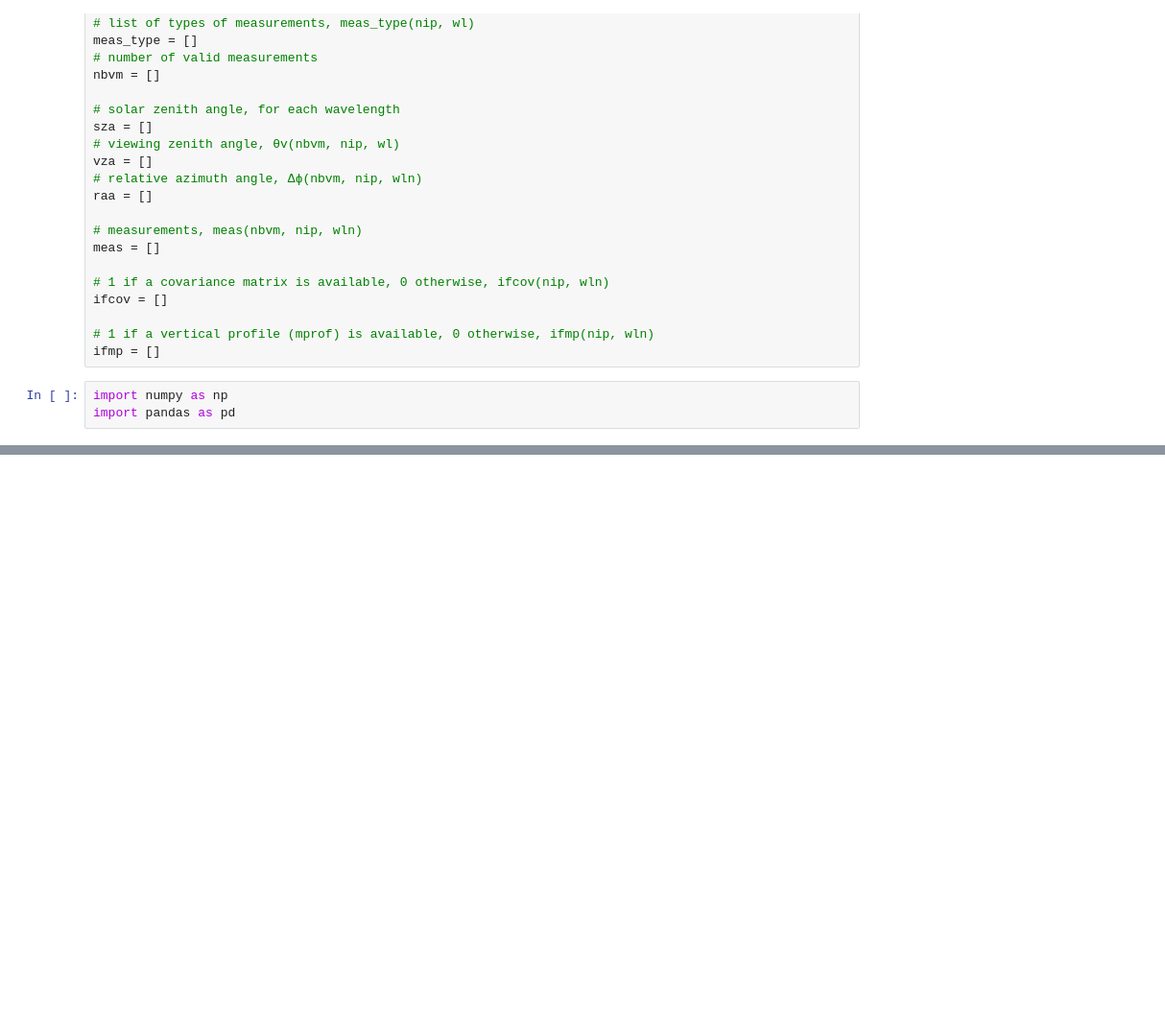
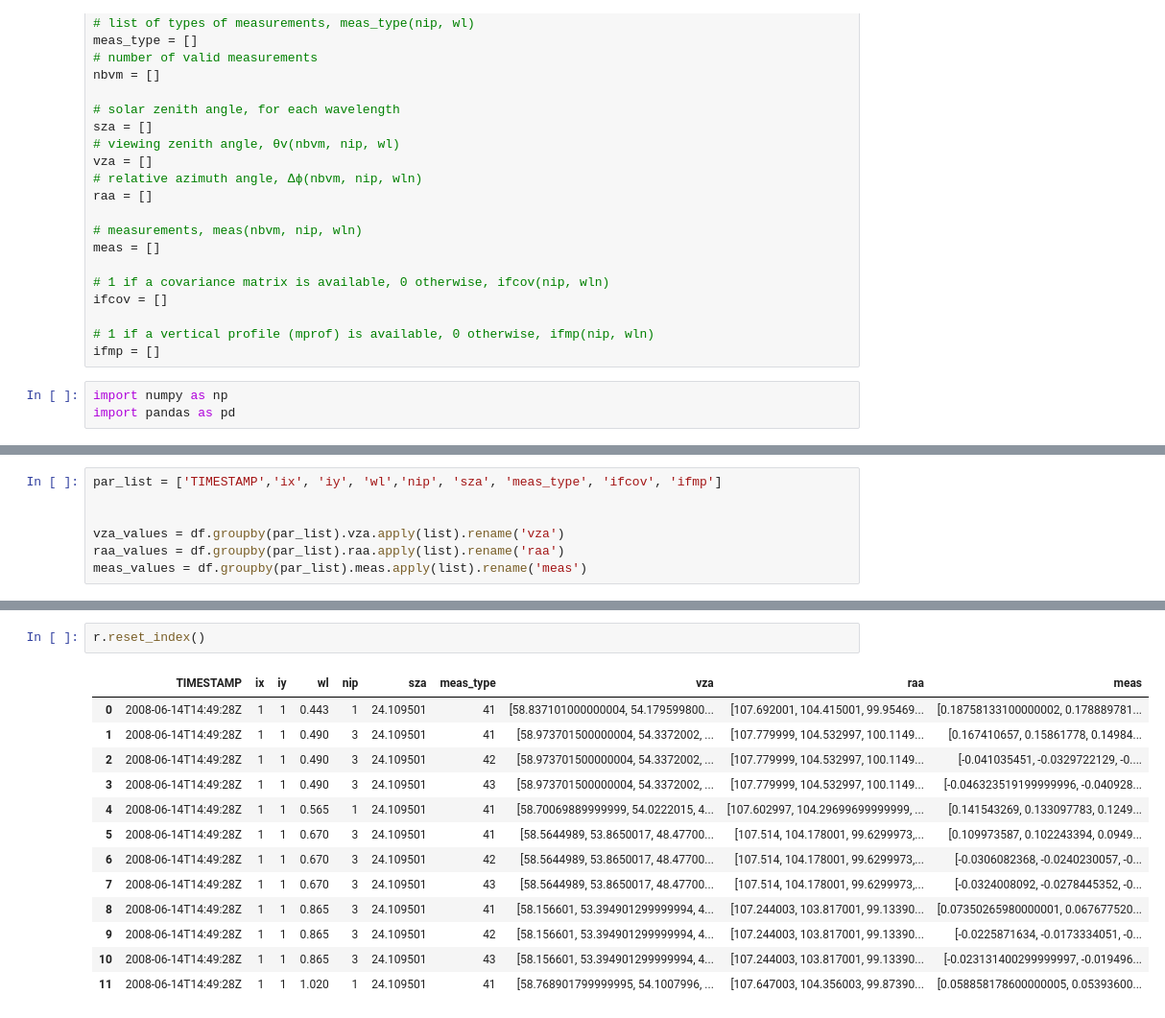
Before and after one commit to spectrum556/Aerosol-data-processing, a Jupyter notebook: Generate SDATA file/generate_SDATA.ipynb, the cells around one changed output, grey strips where cells are left out. Shown at 96% size. Drawn from its saved outputs; the diff is of its cells as text; blank space fills up the shorter version.

```diff
--- a/Generate SDATA file/generate_SDATA.ipynb
+++ b/Generate SDATA file/generate_SDATA.ipynb
@@ -135,0 +92,7 @@ pd.concat(data_list).to_csv('example_polder_normalize_data.csv', index=False)
+# %%
+par_list = ['TIMESTAMP','ix', 'iy', 'wl','nip', 'sza', 'meas_type', 'ifcov', 'ifmp']
+
+
+vza_values = df.groupby(par_list).vza.apply(list).rename('vza')
+raa_values = df.groupby(par_list).raa.apply(list).rename('raa')
+meas_values = df.groupby(par_list).meas.apply(list).rename('meas')
@@ -135,0 +237,16 @@ pd.concat(data_list).to_csv('example_polder_normalize_data.csv', index=False)
+# %%
+r.reset_index()
+# %% [output]
+|  | TIMESTAMP | ix | iy | wl | nip | sza | meas_type | vza | raa | meas |
+| 0 | 2008-06-14T14:49:28Z | 1 | 1 | 0.443 | 1 | 24.109501 | 41 | [58.837101000000004, 54.179599800... | [107.692001, 104.415001, 99.95469... | [0.18758133100000002, 0.178889781... |
+| 1 | 2008-06-14T14:49:28Z | 1 | 1 | 0.490 | 3 | 24.109501 | 41 | [58.973701500000004, 54.3372002, ... | [107.779999, 104.532997, 100.1149... | [0.167410657, 0.15861778, 0.14984... |
+| 2 | 2008-06-14T14:49:28Z | 1 | 1 | 0.490 | 3 | 24.109501 | 42 | [58.973701500000004, 54.3372002, ... | [107.779999, 104.532997, 100.1149... | [-0.041035451, -0.0329722129, -0.... |
+| 3 | 2008-06-14T14:49:28Z | 1 | 1 | 0.490 | 3 | 24.109501 | 43 | [58.973701500000004, 54.3372002, ... | [107.779999, 104.532997, 100.1149... | [-0.046323519199999996, -0.040928... |
+| 4 | 2008-06-14T14:49:28Z | 1 | 1 | 0.565 | 1 | 24.109501 | 41 | [58.70069889999999, 54.0222015, 4... | [107.602997, 104.29699699999999, ... | [0.141543269, 0.133097783, 0.1249... |
+| 5 | 2008-06-14T14:49:28Z | 1 | 1 | 0.670 | 3 | 24.109501 | 41 | [58.5644989, 53.8650017, 48.47700... | [107.514, 104.178001, 99.6299973,... | [0.109973587, 0.102243394, 0.0949... |
+| 6 | 2008-06-14T14:49:28Z | 1 | 1 | 0.670 | 3 | 24.109501 | 42 | [58.5644989, 53.8650017, 48.47700... | [107.514, 104.178001, 99.6299973,... | [-0.0306082368, -0.0240230057, -0... |
+| 7 | 2008-06-14T14:49:28Z | 1 | 1 | 0.670 | 3 | 24.109501 | 43 | [58.5644989, 53.8650017, 48.47700... | [107.514, 104.178001, 99.6299973,... | [-0.0324008092, -0.0278445352, -0... |
+| 8 | 2008-06-14T14:49:28Z | 1 | 1 | 0.865 | 3 | 24.109501 | 41 | [58.156601, 53.394901299999994, 4... | [107.244003, 103.817001, 99.13390... | [0.07350265980000001, 0.067677520... |
+| 9 | 2008-06-14T14:49:28Z | 1 | 1 | 0.865 | 3 | 24.109501 | 42 | [58.156601, 53.394901299999994, 4... | [107.244003, 103.817001, 99.13390... | [-0.0225871634, -0.0173334051, -0... |
+| 10 | 2008-06-14T14:49:28Z | 1 | 1 | 0.865 | 3 | 24.109501 | 43 | [58.156601, 53.394901299999994, 4... | [107.244003, 103.817001, 99.13390... | [-0.023131400299999997, -0.019496... |
+| 11 | 2008-06-14T14:49:28Z | 1 | 1 | 1.020 | 1 | 24.109501 | 41 | [58.768901799999995, 54.1007996, ... | [107.647003, 104.356003, 99.87390... | [0.058858178600000005, 0.05393600... |
```
Also changed, not shown: parts of 34 cells of this notebook, 3 other files.
